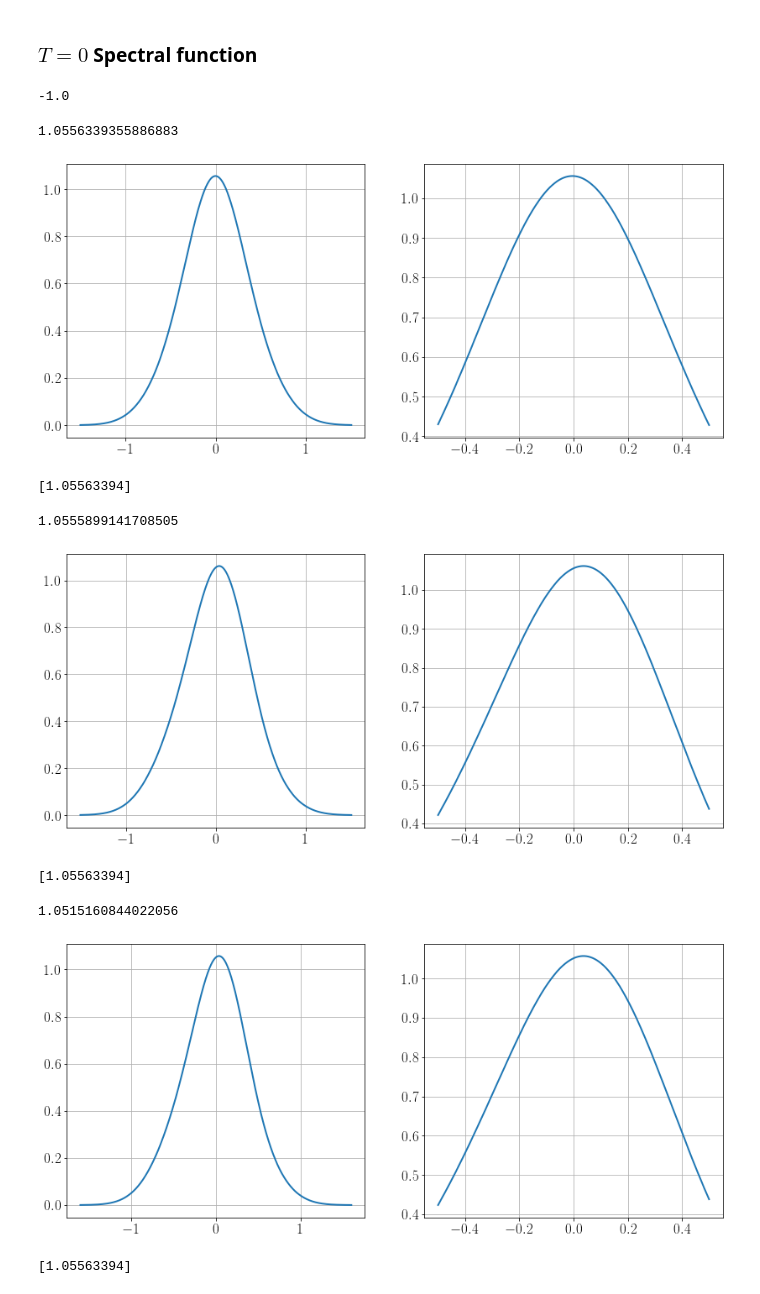
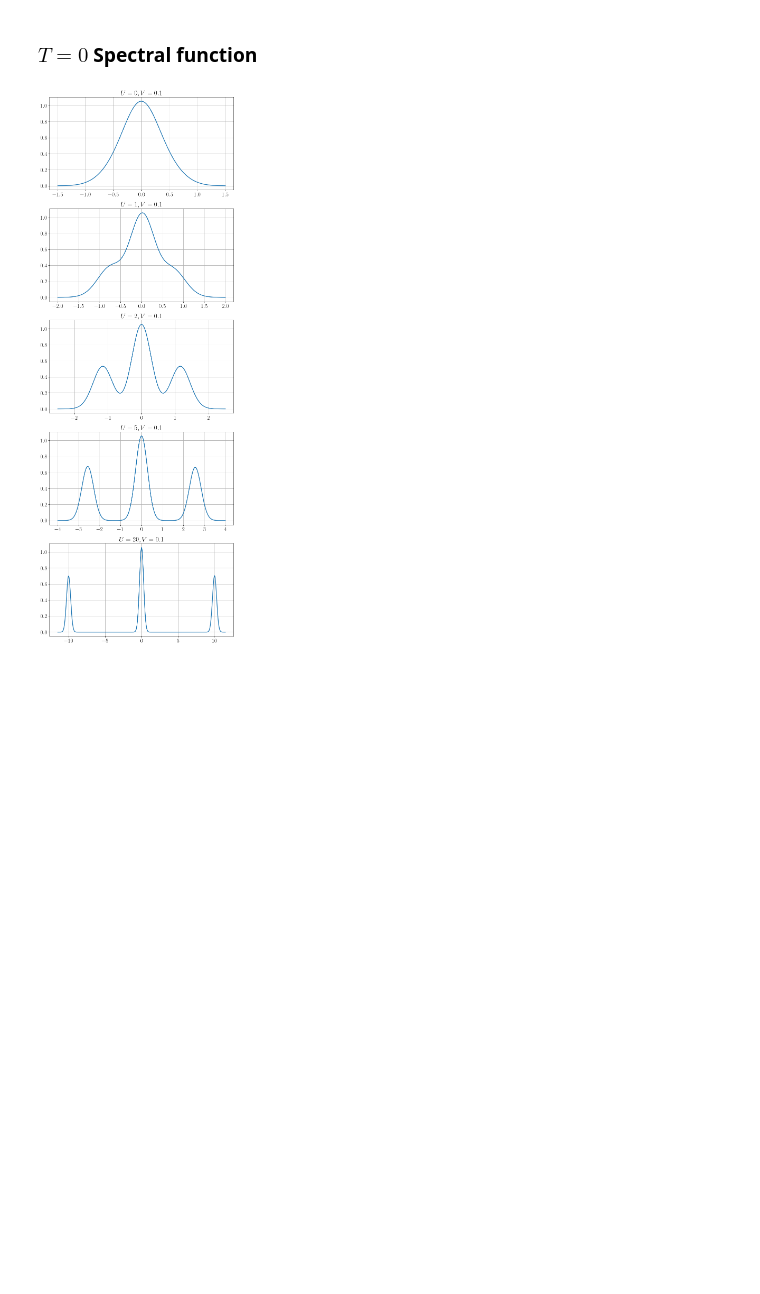
Before and after one commit to abhirup-m/Tiling-Embedded-Esiam, a Jupyter notebook: siam_spec_func.ipynb, the cells around one changed output. Drawn from its saved outputs; the diff is of its cells as text; code cells hidden in the pictures; blank space fills up the shorter version.

```diff
--- a/siam_spec_func.ipynb
+++ b/siam_spec_func.ipynb
@@ -13,7 +13,7 @@ font = {'size'   : 17}
 matplotlib.rc('font', **font)
 matplotlib.rcParams['text.usetex'] = True
 plt.rcParams["figure.figsize"]= 7, 4
-# plt.rcParams['figure.dpi'] = 60
+plt.rcParams['figure.dpi'] = 90
 matplotlib.rcParams['lines.linewidth'] = 2
 plt.rcParams['axes.grid'] = True
 # %% [markdown]
@@ -108,62 +108,66 @@ def get_rho_X(args):
     x1 = w_range + Egs - En
     x2 = w_range + En - Egs
     if flag == True:
-        return (C1_sq * np.exp(-(x1/eta)**2)/(eta*sqrt(np.pi)) + C2_sq * np.exp(-(x2/eta)**2)/(eta*sqrt(np.pi))) / Z
+        return En - Egs, (C1_sq * np.exp(-(x1/eta)**2)/(eta*sqrt(np.pi)) + C2_sq * np.exp(-(x2/eta)**2)/(eta*sqrt(np.pi))) / Z
     else:
         if abs(En - Egs)<10**(-4) and h > 0:
-            return (h/zero_wt)*(C1_sq * np.exp(-(x1/eta)**2)/(eta*sqrt(np.pi)) + C2_sq * np.exp(-(x2/eta)**2)/(eta*sqrt(np.pi))) / Z
+            return factor*(C1_sq * np.exp(-(x1/eta)**2)/(eta*sqrt(np.pi)) + C2_sq * np.exp(-(x2/eta)**2)/(eta*sqrt(np.pi))) / Z
         else:
             return (C1_sq * np.exp(-(x1/eta)**2)/(eta*sqrt(np.pi)) + C2_sq * np.exp(-(x2/eta)**2)/(eta*sqrt(np.pi))) / Z
 
+
+fig, ax = plt.subplots(5,1, figsize=(10,30))
 h = -1
-for U in [0, 0.01, 0.1, 1, 2, 10, 100]:
+i = -1
+for U in [0, 1, 2, 5, 20]:
+    i += 1
     ed = -U/2
     V = 0.1
     Nk = 4
-    a = 1
-    k_bath = 2*np.pi*np.arange(0, Nk)/Nk
+    a = 100
+    k_bath = 2*np.pi*np.arange(0, Nk)/(a*Nk)
     Ek_0 = -2*V*np.cos(k_bath*a)
 
-
-    w_end = U+15*V
+    w_end = U/2+15*V
     len_w = int(1000*w_end)
     w_range = np.linspace(-w_end, w_end, 2*len_w)
     w_range = np.insert(w_range, int(len_w), 0) if 0 not in w_range else w_range
 
     H = get_ham(Ek_0, V, ed, U)
     H = 0.5 * (H + H.dag())
     E, X = H.eigenstates()
 
     X0 = X[np.where(E == min(E))]
     X0_single = X0
     Z = len(X0_single)
 
     A = 0
-    for Ai in list(tqdm(Pool().map(get_rho_X, product(zip(E, X), X0_single, [True])), total=Z*len(E))):
+
+    zpoles = []
+    w_ll = 0
+    w_gg = 0
+    for pi, Ai in list(tqdm(Pool().map(get_rho_X, product(zip(E, X), X0_single, [True])), total=Z*len(E))):
         A += Ai
-    zero_wt = A[np.where(w_range == 0)][0]
-    print (h*A[np.where(w_range == 0)][0]/zero_wt)
+        if pi < 10**(-4):
+#             print (pi, Ai[np.where(w_range == 0)])
+            w_ll += Ai[np.where(w_range == 0)]
+        else:
+            w_gg += Ai[np.where(w_range == 0)]
+
+#     print (w_ll)
+    if h == -1:
+        h = A[np.where(w_range ==0)]
+    factor = (h - w_gg)/w_ll
     A = 0
     for Ai in list(tqdm(Pool().map(get_rho_X, product(zip(E, X), X0_single, [False])), total=Z*len(E))):
         A += Ai
-    print (A[np.where(w_range == 0)][0])
-    if h == -1:
-        h = A[np.where(w_range == 0)]
-#     print (h)
-#     print (zero_wt)
+    ax[i].plot(w_range, A)
+    ax[i].set_title(r"$U={}, V={}$".format(U, V))
+    # fig, ax = plt.subplots(1,2, figsize=(14,6))
+    # ax[0].plot(w_range, A)
+    # ax[1].plot(w_range[np.where(np.abs(w_range)<0.5)], A[np.where(np.abs(w_range)<0.5)])
 
-    fig, ax = plt.subplots(1,2, figsize=(14,6))
-    ax[0].plot(w_range, A)
-    ax[1].plot(w_range[np.where(np.abs(w_range)<0.5)], A[np.where(np.abs(w_range)<0.5)])
-    plt.show()
+plt.savefig("merged.pdf", bbox_inches='tight')
+plt.show()
 # %% [output]
--1.0
-1.0556339355886883
-[figure, old version]
+[figure, new version]
-[1.05563394]
-1.0555899141708505
-[figure, removed]
-[1.05563394]
-1.0515160844022056
-[figure, removed]
-[1.05563394]
```
Also changed, not shown: parts of 1 cell of this notebook, 1 other file.
